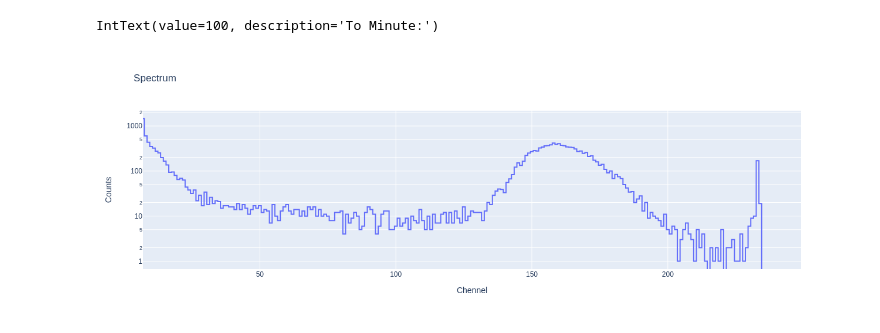
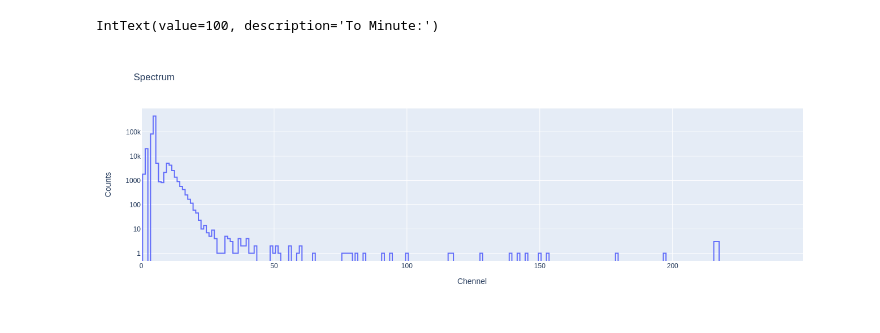
Before and after one commit to ODZ-UJF-AV-CR/ISS_SPACEDOS, a Jupyter notebook: SPACEDOS02_calibration.ipynb, the cells around one changed output. Saved outputs shown, nothing was run; the diff lists cells and outputs as text; code cells hidden in the pictures.

```diff
--- a/SPACEDOS02_calibration.ipynb
+++ b/SPACEDOS02_calibration.ipynb
@@ -13,7 +13,9 @@ import plotly.graph_objects as go
 from plotly.subplots import make_subplots
 import ipywidgets as widgets
 # %%
-fto = ['/storage/experiments/2020/01_HIMAC/C400/AIRDOS/9D/DATALOG.TXT',
+fto = ['/storage/experiments/2020/01_HIMAC/C400/AIRDOS/98/DATALOG.TXT',
+'/storage/experiments/2020/01_HIMAC/C400/AIRDOS/DD_SPACE/DATALOG.TXT',
+'/storage/experiments/2020/01_HIMAC/C400/AIRDOS/9D/DATALOG.TXT',
 '/storage/experiments/2020/01_HIMAC/C400/AIRDOS/CE/DATALOG.TXT',
 '/storage/experiments/2020/01_HIMAC/H160/AIRDOS/run4/9D/DATALOG.TXT',
 '/storage/experiments/2020/01_HIMAC/H160/AIRDOS/run4/CE/DATALOG.TXT',
@@ -38,12 +40,12 @@ Select(description='File:', layout=Layout(width='max-content'), options=('/stora
 # %%
 l=[]
 l.extend(range(0,258))
-df = pd.read_csv(w.value, sep=',', header=None, names=l, comment='*')#,engine='python' )
+df = pd.read_csv(w.value, sep=',', header=None, names=l, comment='*',engine='python' )
 df = df.reset_index(drop=True)
 rc = df.loc[df[0]=='$CANDY']
 rc.reset_index(drop=True, inplace=True)
 rc = rc.apply(pd.to_numeric, errors='coerce')
-rc['counts'] = rc.iloc[:,8:255].sum(axis=1)
+rc['counts'] = rc.iloc[:,7:255].sum(axis=1)
 
 data = [go.Scatter(x=rc[2]/60, y=rc['counts'])]
 layout = go.Layout(title='Flux', yaxis=dict(title='counts', type='log'), xaxis=dict(title='Time [minutes]'))
@@ -62,16 +63,17 @@ display(to)
 IntText(value=0, description='From Minute:')
 IntText(value=100, description='To Minute:')
 # %%
-FROM_CHANNEL = 7
+FROM_CHANNEL = 0
 TO_CHANNEL = 250
 
 spectrum = rc.loc[(rc[2]/60) >= fr.value].loc[(rc[2]/60) <= to.value].iloc[:,FROM_CHANNEL:TO_CHANNEL].sum()
 
 data = [go.Scatter(x=spectrum.index, y=spectrum, line=dict(shape='hvh'))]
 
 layout = go.Layout(title='Spectrum', yaxis=dict(title='Counts', type='log'), xaxis=dict(title='Chennel'))
+#layout = go.Layout(title='Spectrum', yaxis=dict(title='Counts'), xaxis=dict(title='Chennel'))
 
 fig = go.Figure(data=data, layout=layout)
 fig.show()
 # %% [output]
-[figure, old version]
+[figure, new version]
```
Also changed, not shown: parts of 2 cells of this notebook.
